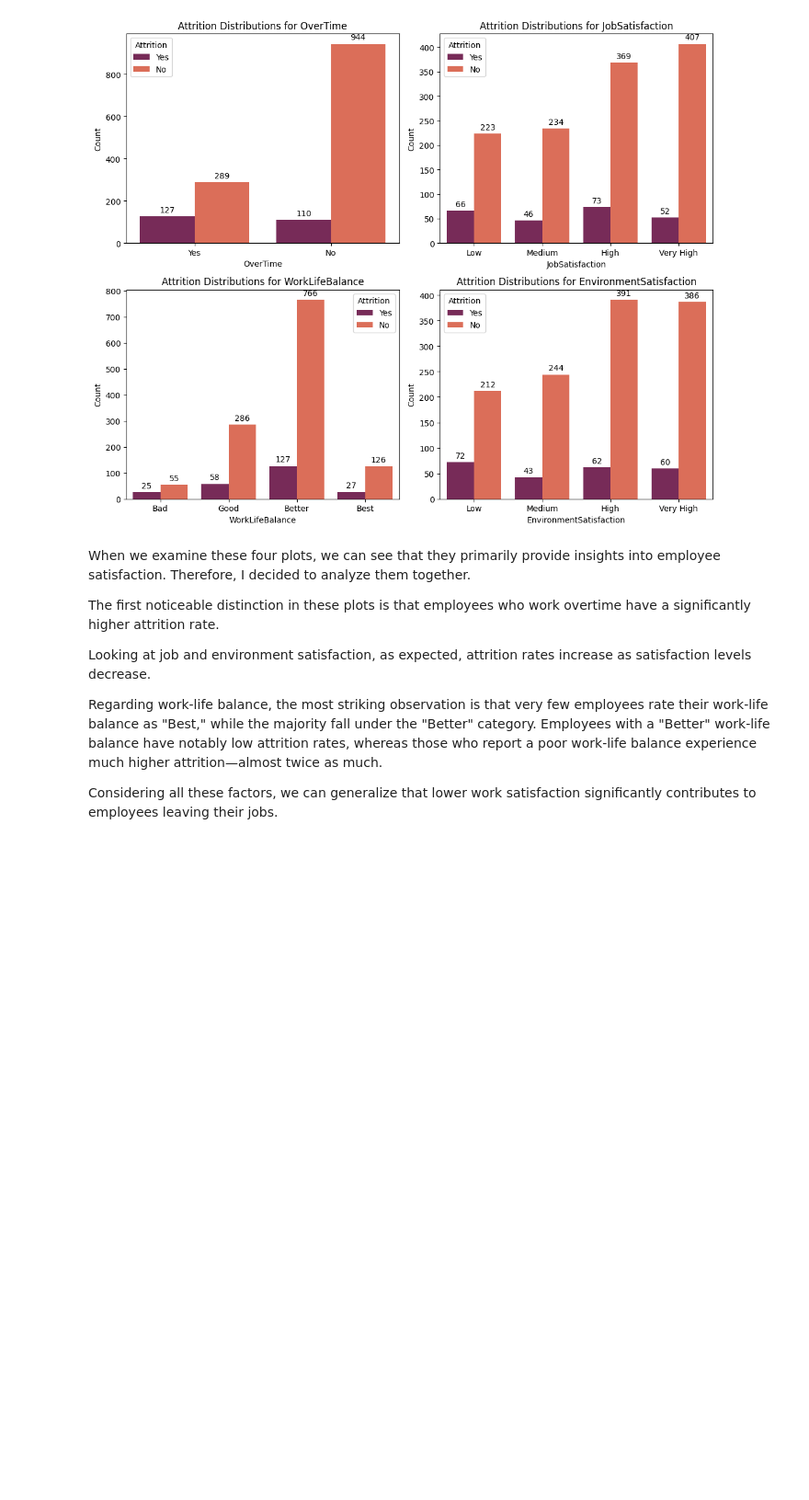
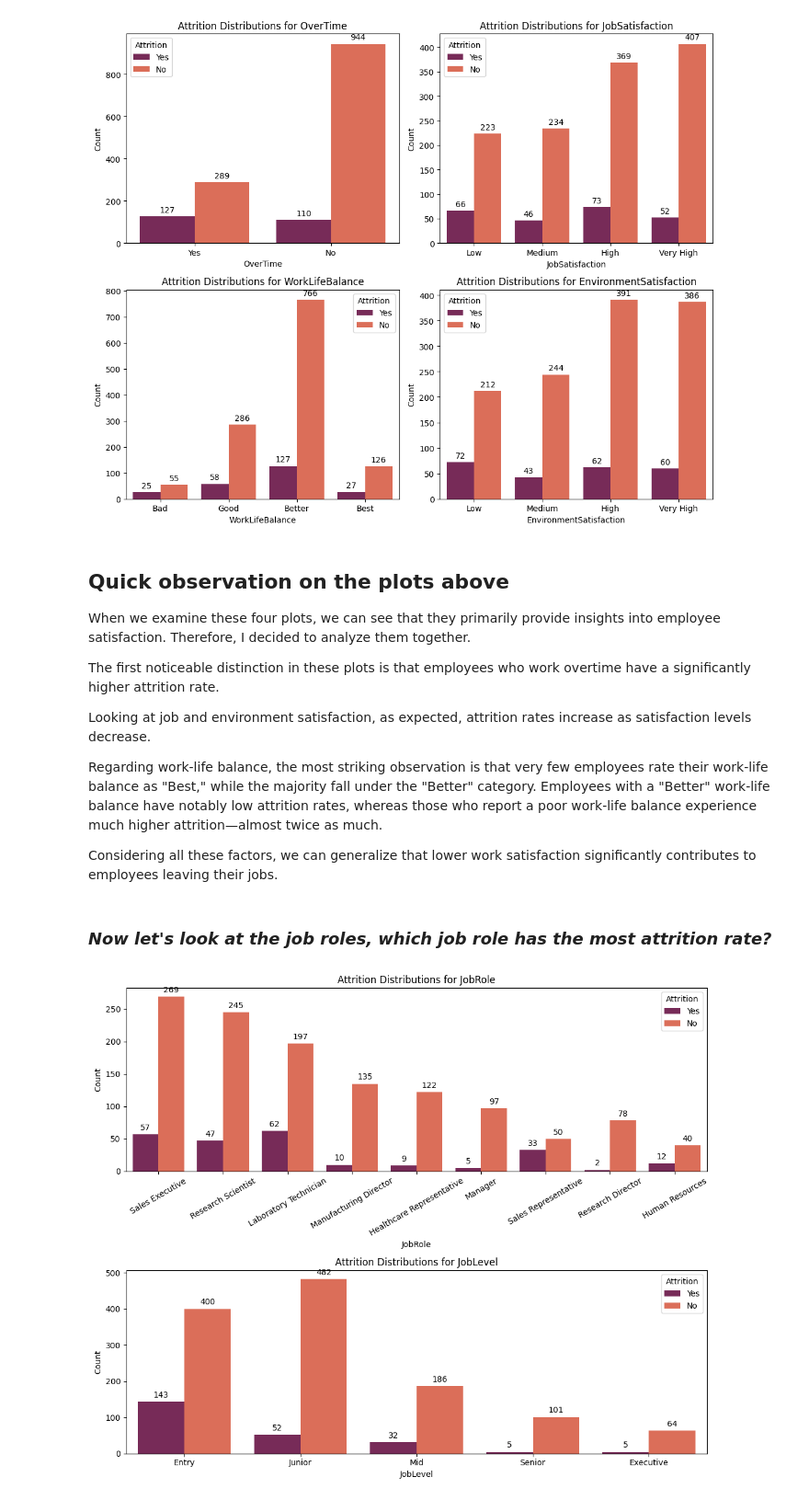
Before and after one commit to selvet-elo/IBM-Employee-Attrition-Dataset, a Jupyter notebook: IBM_HR_data_visualization.ipynb, the cells around one changed output. Shown at 92% size. Cells and saved outputs as stored; diff of their text form; code cells hidden in the pictures; blank space fills up the shorter version.

```diff
--- a/IBM_HR_data_visualization.ipynb
+++ b/IBM_HR_data_visualization.ipynb
@@ -41,7 +41,7 @@ sns.displot(x='Age', hue='Attrition', data=df, palette='rocket')
 # %% [markdown]
 Let's define a function to create a count plot that can be used both individually and within a subplot.
 # %%
-def dist_plot(df, x_col, hue_col, ax=None, order=None):
+def dist_plot(df, x_col, hue_col, ax=None, order=None, ticks_rot=0):
     if ax is None:
         fig, ax = plt.subplots(figsize=(8, 5))
     count_plt = sns.countplot(data=df, x=x_col, hue=hue_col, palette='rocket', ax=ax, order=order)
@@ -50,6 +50,7 @@ def dist_plot(df, x_col, hue_col, ax=None, order=None):
     ax.set_title(f'{hue_col} Distributions for {x_col}')
     for bars in count_plt.containers:
         ax.bar_label(bars, fmt='%d', label_type='edge', padding=3)
+    ax.tick_params(axis='x', rotation=ticks_rot)
 # %%
 dist_plot(df, x_col='Department', hue_col='Attrition')
 # %% [output]
@@ -108,6 +109,7 @@ plt.show()
 # %% [output]
 [figure]
 # %% [markdown]
+## Quick observation on the plots above
 When we examine these four plots, we can see that they primarily provide insights into employee satisfaction. Therefore, I decided to analyze them together.
 
 The first noticeable distinction in these plots is that employees who work overtime have a significantly higher attrition rate.
@@ -117,3 +119,14 @@ Looking at job and environment satisfaction, as expected, attrition rates increa
 Regarding work-life balance, the most striking observation is that very few employees rate their work-life balance as "Best," while the majority fall under the "Better" category. Employees with a "Better" work-life balance have notably low attrition rates, whereas those who report a poor work-life balance experience much higher attrition—almost twice as much.
 
 Considering all these factors, we can generalize that lower work satisfaction significantly contributes to employees leaving their jobs.
+# %% [markdown]
+### ***Now let's look at the job roles, which job role has the most attrition rate?***
+# %%
+fig, axes = plt.subplots(2,1, figsize=(11, 9))
+dist_plot(df, x_col='JobRole', hue_col='Attrition', ax=axes[0], ticks_rot=30)
+dist_plot(df_1, x_col='JobLevel', hue_col='Attrition', ax=axes[1], order=job_lvl)
+
+plt.tight_layout()
+plt.show()
+# %% [output]
+[figure, added]
```
